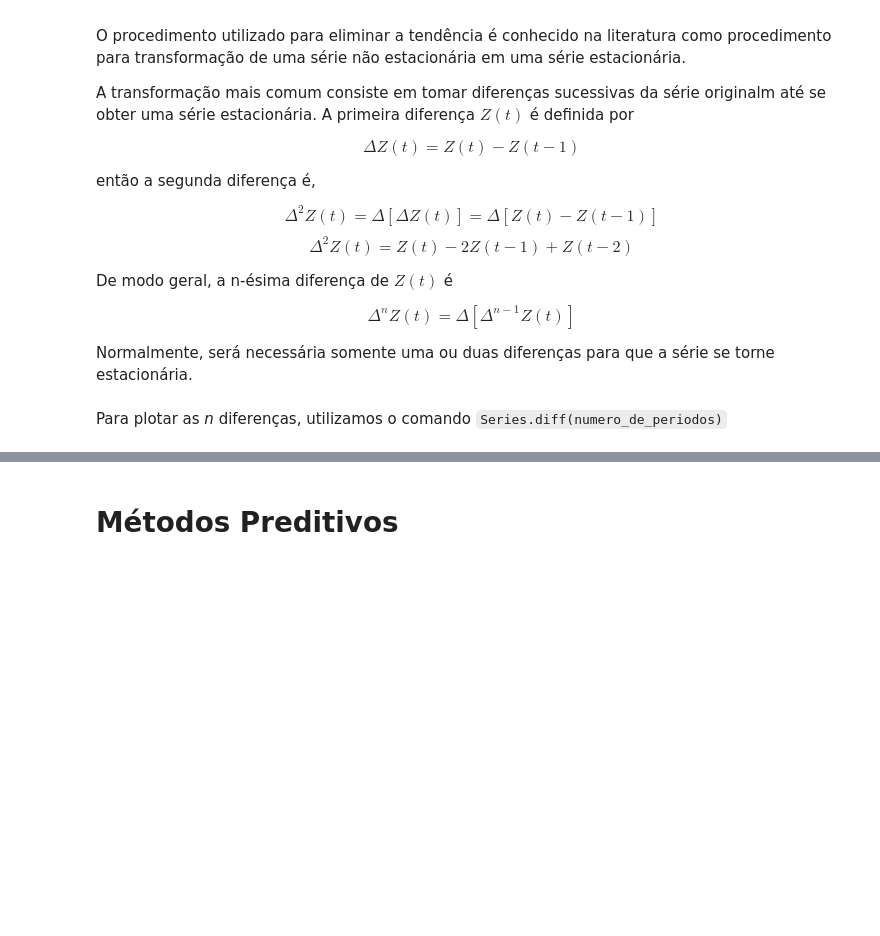
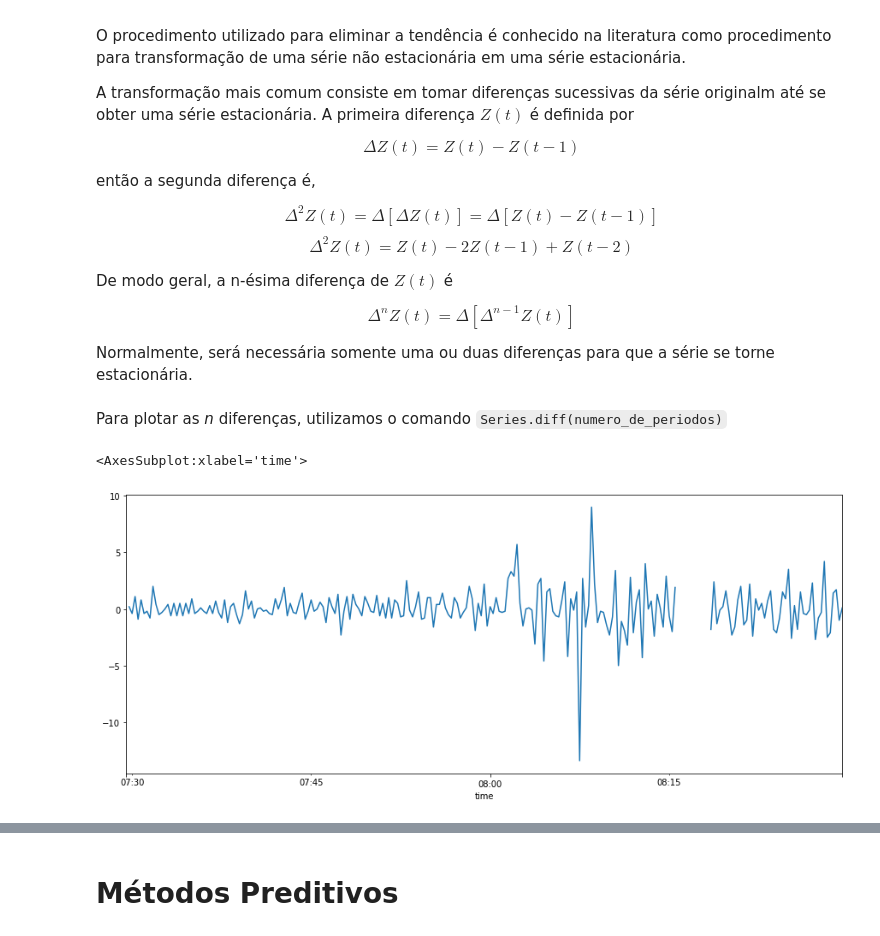
Before and after one commit to Oraculum-Fatec/api-monitoramento-site, a Jupyter notebook: Time_Serires.ipynb, the cells around one changed output, grey strips where cells are left out. Drawn from its saved outputs; the diff is of its cells as text; code cells hidden in the pictures; blank space fills up the shorter version.

````diff
--- a/Time_Serires.ipynb
+++ b/Time_Serires.ipynb
@@ -151,3 +161,8 @@ Normalmente, será necessária somente uma ou duas diferenças para que a série
 # %% [markdown]
 Para plotar as _n_ diferenças, utilizamos o comando
 ```Series.diff(numero_de_periodos)```
+# %%
+df.process_cpu_percent.diff().plot(figsize=(15, 6))
+# %% [output]
+<AxesSubplot:xlabel='time'>
+[figure, added]
````
Also changed, not shown: parts of 3 cells of this notebook, 3 other files.
